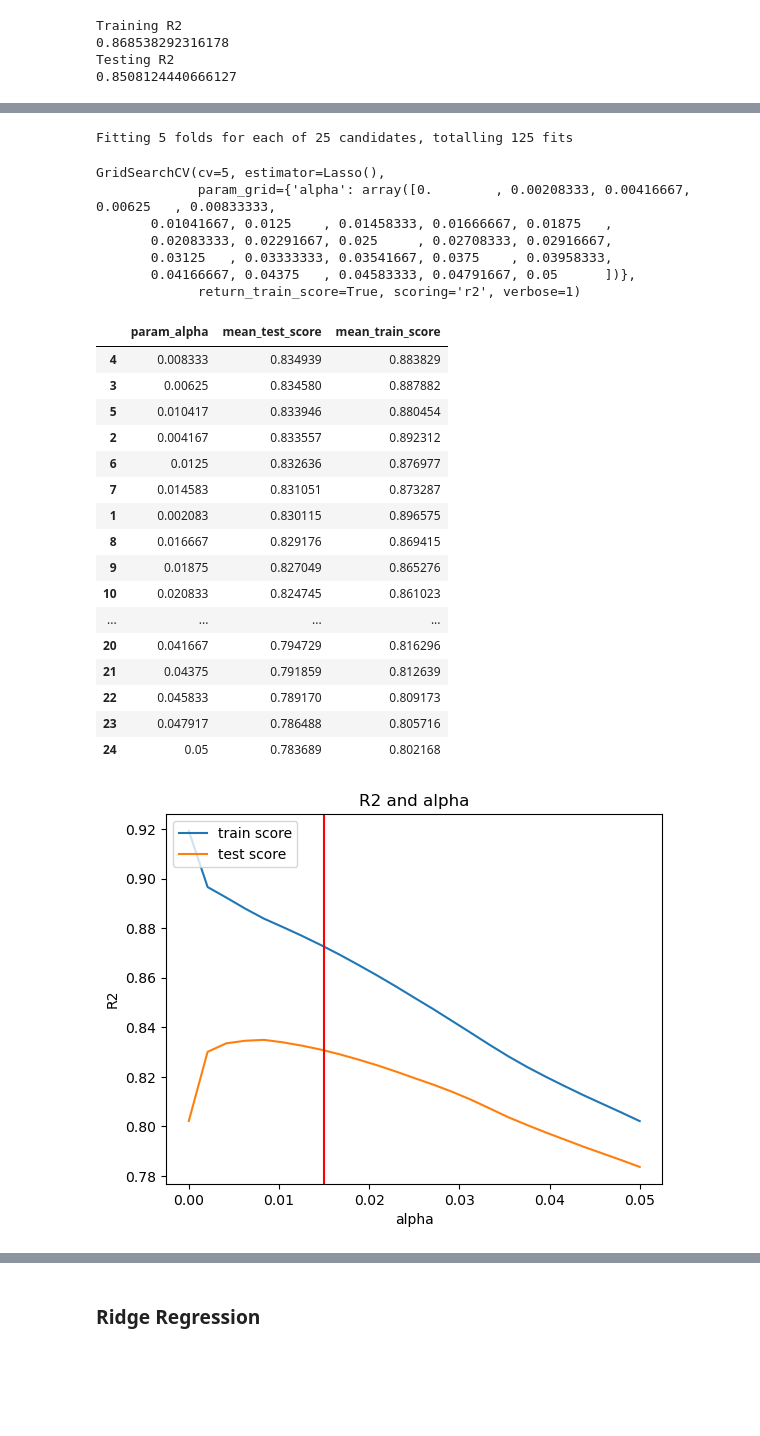
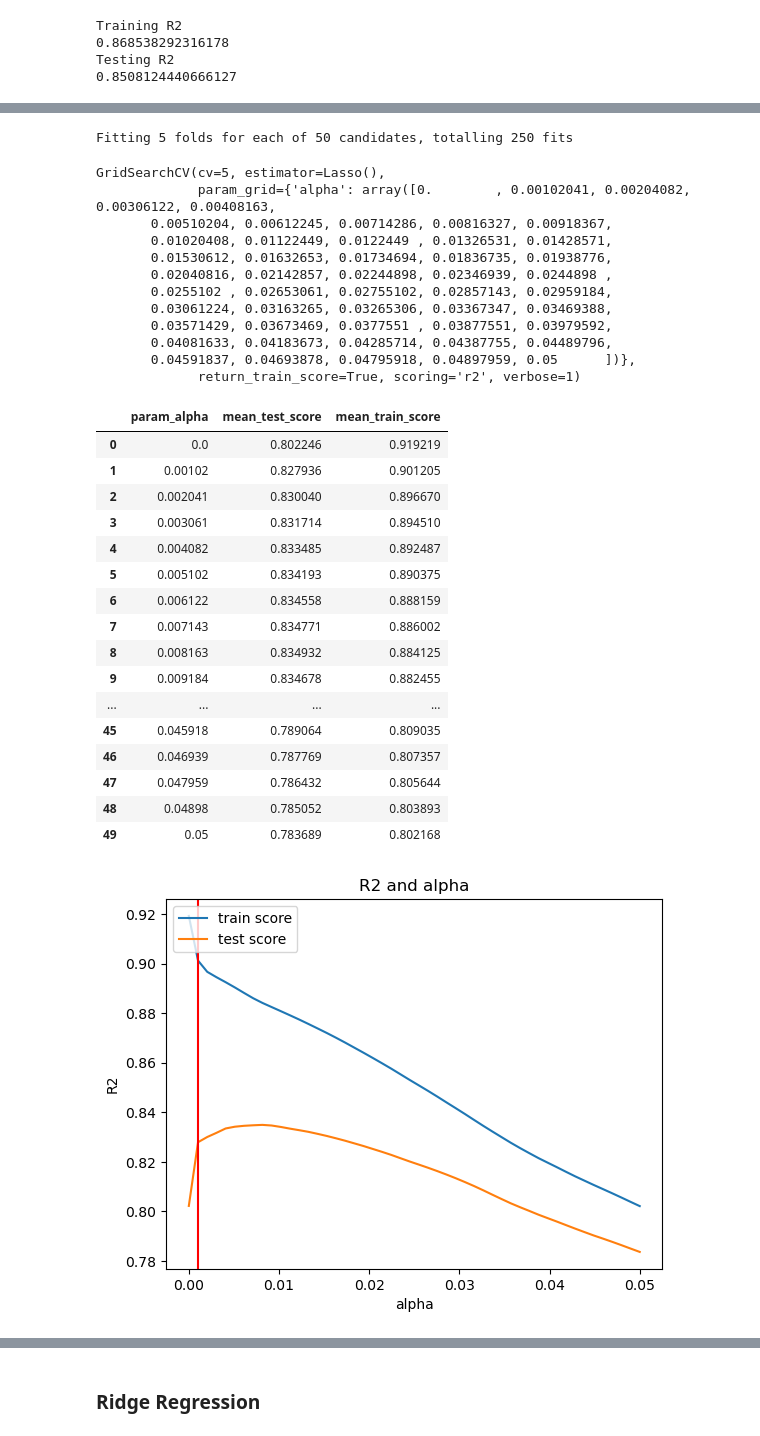
Before and after one commit to ncjanardhan-outlook/ncjpersonal, a Jupyter notebook: Advanced Regression Assignment/Advanced Regression Assignment Soln.ipynb, the cells around one changed output, grey strips where cells are left out. Cells and saved outputs as stored; diff of their text form; code cells hidden in the pictures; blank space fills up the shorter version.

```diff
--- a/Advanced Regression Assignment/Advanced Regression Assignment Soln.ipynb
+++ b/Advanced Regression Assignment/Advanced Regression Assignment Soln.ipynb
@@ -422,7 +422,7 @@ Training R2
 Testing R2
 0.8508124440666127
 # %%
-params = {'alpha': np.linspace(0, 0.3 , num = 25) }
+params = {'alpha': np.linspace(0, 0.3 , num = 50) }
 
 params
 # %% [output]
@@ -476,7 +488,7 @@ cv_results[['param_alpha','mean_test_score', 'mean_train_score']].sort_values(by
 # %%
 # Applying Lasso - between 0 and 0.05 - because the region of alpha seems to be giving good results
 
-params = {'alpha': np.linspace(0, 0.05 , num = 25) }
+params = {'alpha': np.linspace(0, 0.05 , num = 50) }
 
 lasso = Lasso()
 
@@ -491,49 +503,54 @@ model_cv = GridSearchCV(estimator = lasso,
 
 model_cv.fit(X_train, y_train)
 # %% [output]
-Fitting 5 folds for each of 25 candidates, totalling 125 fits
+Fitting 5 folds for each of 50 candidates, totalling 250 fits
 GridSearchCV(cv=5, estimator=Lasso(),
-             param_grid={'alpha': array([0.        , 0.00208333, 0.00416667, 0.00625   , 0.00833333,
-       0.01041667, 0.0125    , 0.01458333, 0.01666667, 0.01875   ,
-       0.02083333, 0.02291667, 0.025     , 0.02708333, 0.02916667,
-       0.03125   , 0.03333333, 0.03541667, 0.0375    , 0.03958333,
-       0.04166667, 0.04375   , 0.04583333, 0.04791667, 0.05      ])},
+             param_grid={'alpha': array([0.        , 0.00102041, 0.00204082, 0.00306122, 0.00408163,
+       0.00510204, 0.00612245, 0.00714286, 0.00816327, 0.00918367,
+       0.01020408, 0.01122449, 0.0122449 , 0.01326531, 0.01428571,
+       0.01530612, 0.01632653, 0.01734694, 0.01836735, 0.01938776,
+       0.02040816, 0.02142857, 0.02244898, 0.02346939, 0.0244898 ,
+       0.0255102 , 0.02653061, 0.02755102, 0.02857143, 0.02959184,
+       0.03061224, 0.03163265, 0.03265306, 0.03367347, 0.03469388,
+       0.03571429, 0.03673469, 0.0377551 , 0.03877551, 0.03979592,
+       0.04081633, 0.04183673, 0.04285714, 0.04387755, 0.04489796,
+       0.04591837, 0.04693878, 0.04795918, 0.04897959, 0.05      ])},
              return_train_score=True, scoring='r2', verbose=1)
 # %%
 cv_results = pd.DataFrame(model_cv.cv_results_)
-cv_results[['param_alpha','mean_test_score', 'mean_train_score']].sort_values(by='mean_test_score', ascending=False)
+cv_results[['param_alpha','mean_test_score', 'mean_train_score']].sort_values(by='mean_train_score', ascending=False)
 # %% [output]
 |  | param_alpha | mean_test_score | mean_train_score |
-| 4 | 0.008333 | 0.834939 | 0.883829 |
-| 3 | 0.00625 | 0.834580 | 0.887882 |
-| 5 | 0.010417 | 0.833946 | 0.880454 |
-| 2 | 0.004167 | 0.833557 | 0.892312 |
-| 6 | 0.0125 | 0.832636 | 0.876977 |
-| 7 | 0.014583 | 0.831051 | 0.873287 |
-| 1 | 0.002083 | 0.830115 | 0.896575 |
-| 8 | 0.016667 | 0.829176 | 0.869415 |
-| 9 | 0.01875 | 0.827049 | 0.865276 |
-| 10 | 0.020833 | 0.824745 | 0.861023 |
+| 0 | 0.0 | 0.802246 | 0.919219 |
+| 1 | 0.00102 | 0.827936 | 0.901205 |
+| 2 | 0.002041 | 0.830040 | 0.896670 |
+| 3 | 0.003061 | 0.831714 | 0.894510 |
+| 4 | 0.004082 | 0.833485 | 0.892487 |
+| 5 | 0.005102 | 0.834193 | 0.890375 |
+| 6 | 0.006122 | 0.834558 | 0.888159 |
+| 7 | 0.007143 | 0.834771 | 0.886002 |
+| 8 | 0.008163 | 0.834932 | 0.884125 |
+| 9 | 0.009184 | 0.834678 | 0.882455 |
 | ... | ... | ... | ... |
-| 20 | 0.041667 | 0.794729 | 0.816296 |
-| 21 | 0.04375 | 0.791859 | 0.812639 |
-| 22 | 0.045833 | 0.789170 | 0.809173 |
-| 23 | 0.047917 | 0.786488 | 0.805716 |
-| 24 | 0.05 | 0.783689 | 0.802168 |
+| 45 | 0.045918 | 0.789064 | 0.809035 |
+| 46 | 0.046939 | 0.787769 | 0.807357 |
+| 47 | 0.047959 | 0.786432 | 0.805644 |
+| 48 | 0.04898 | 0.785052 | 0.803893 |
+| 49 | 0.05 | 0.783689 | 0.802168 |
 # %%
 # plotting mean test and train scoes with alpha
 cv_results['param_alpha'] = cv_results['param_alpha'].astype('float32')
 
 # plotting
 plt.plot(cv_results['param_alpha'], cv_results['mean_train_score'])
 plt.plot(cv_results['param_alpha'], cv_results['mean_test_score'])
-plt.axvline(x = 0.015, color = 'red', label = 'Best match for alpha')
+plt.axvline(x = 0.001, color = 'red', label = 'Best match for alpha')
 plt.xlabel('alpha')
 plt.ylabel('R2')
 
 plt.title("R2 and alpha")
 plt.legend(['train score', 'test score'], loc='upper left')
 plt.show()
 # %% [output]
-[figure, old version]
+[figure, new version]
 # %%
```
Also changed, not shown: parts of 10 cells of this notebook.
